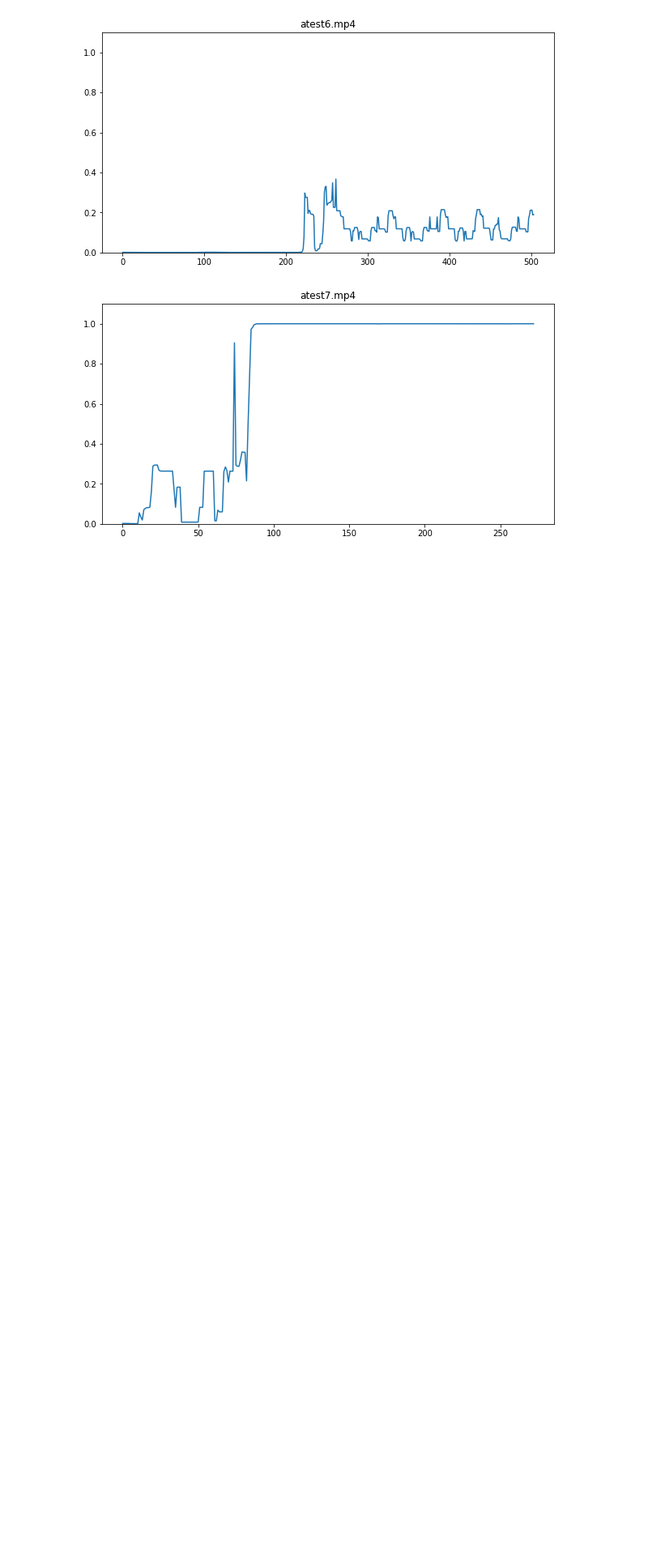
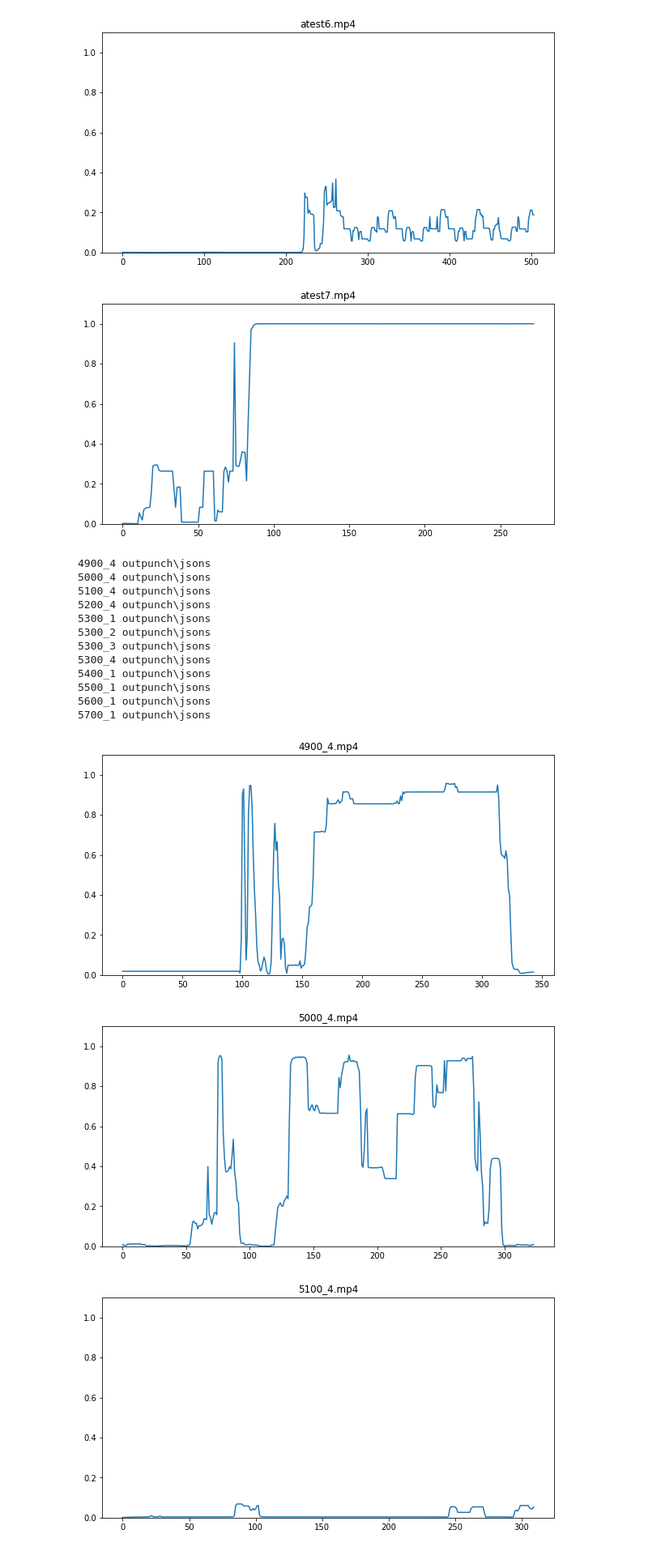
Before and after one commit to clgithubacc/proj8, a Jupyter notebook: proj8_train.ipynb, the cells around one changed output. Shown: that part at 81% size. Cells and saved outputs as stored; diff of their text form; code cells hidden in the pictures; blank space fills up the shorter version.

```diff
--- a/proj8_train.ipynb
+++ b/proj8_train.ipynb
@@ -205,0 +211,3 @@ Xnotpunch.shape
+# %%
+Xrpunch=Xpunch.copy()
+Xrnotpunch=Xnotpunch.copy()
@@ -217,3 +262,8 @@ yall.shape
+# %%
+Xpunch=np.load('p3.npy')
+Xnotpunch_combined=np.load('np3.npy')
+Xall=np.concatenate([Xpunch,Xnotpunch_combined],axis=0)
+yall=np.array([1]*Xpunch.shape[0]+[0]*Xnotpunch_combined.shape[0])
 # %% [markdown]
 ### Train val split
 # %%
@@ -241,6 +291,6 @@ model.compile(optimizer='adam',
               #loss='hinge',
               metrics=['accuracy'])
 # %%
-history = model.fit(X_train, y_train, epochs=15, batch_size=16,
+history = model.fit(X_train, y_train, epochs=10, batch_size=16,
                     validation_data=(X_val, y_val))
 # %% [output]
@@ -369,3 +403,7 @@ atest7 D:\data\proj8\testout\jsons
 [figure]
 # %%
 model.save_weights('./mw')
+# %%
+test_path='outpunch'
+test_fname=[f for f in listdir(test_path) if isfile(os.path.join(test_path, f))]
+is_single_file=len(test_fname)==1
@@ -371,0 +413,41 @@ model.save_weights('./mw')
+# %%
+for f in test_fname:
+    Xtest=process_one_file(os.path.join(test_path, f),os.path.join(test_path, 'jsons'),temporal_dim)
+    if is_single_file:
+        pltname='timeLabel.png'
+        jsonname='timeLabel.json'
+    else:
+        pltname=os.path.join(test_path,'results/'+f+'_part8_'+'.png')
+        jsonname=os.path.join(test_path,'results/'+f+'_part8_'+'.json')
+    y_pred=model.predict(Xtest)
+    plt.figure(figsize=(10,5))
+    plt.ylim(0.0,1.1)
+    plt.plot(y_pred[:,1])
+    plt.title(f)
+    plt.savefig(pltname)
+    #json
+    json_out={}
+    result_list=[]
+    for i in range(y_pred.shape[0]):
+        result_list.append([(i/30),y_pred[i,0]])
+    json_out["punch"]=result_list
+    with open(jsonname, 'w+') as outfile:
+        json.dump(str(json_out), outfile)
+    if is_single_file:
+        Image.open('timeLabel.png').convert("RGB").save('timeLabel.jpg','JPEG')
+# %% [output]
+4900_4 outpunch\jsons
+5000_4 outpunch\jsons
+5100_4 outpunch\jsons
+5200_4 outpunch\jsons
+5300_1 outpunch\jsons
+5300_2 outpunch\jsons
+5300_3 outpunch\jsons
+5300_4 outpunch\jsons
+5400_1 outpunch\jsons
+5500_1 outpunch\jsons
+5600_1 outpunch\jsons
+5700_1 outpunch\jsons
+[figure, added]
+[figure, added]
+[figure, added]
```
Also changed, not shown: parts of 20 cells of this notebook, 5 other files.
